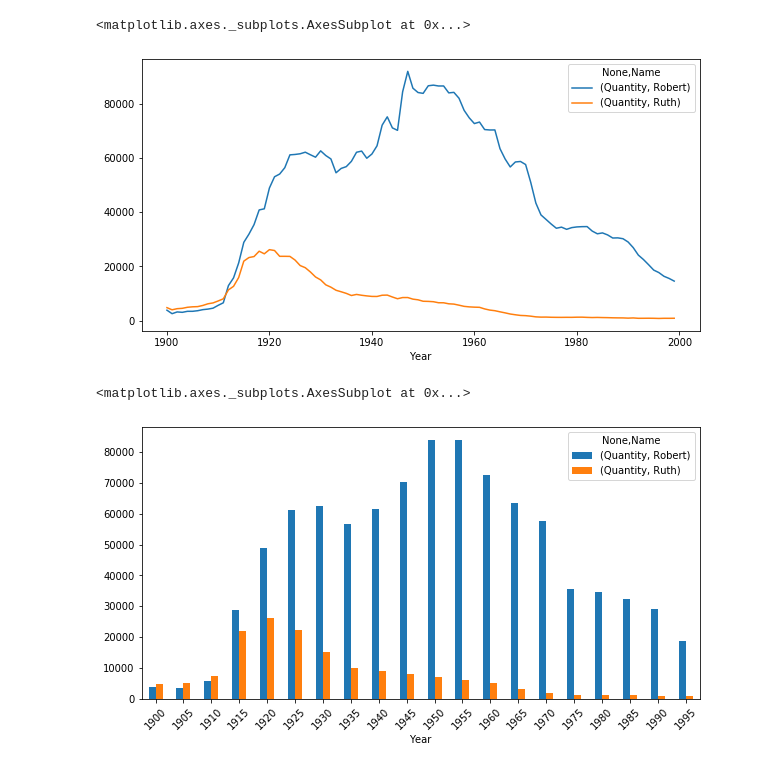
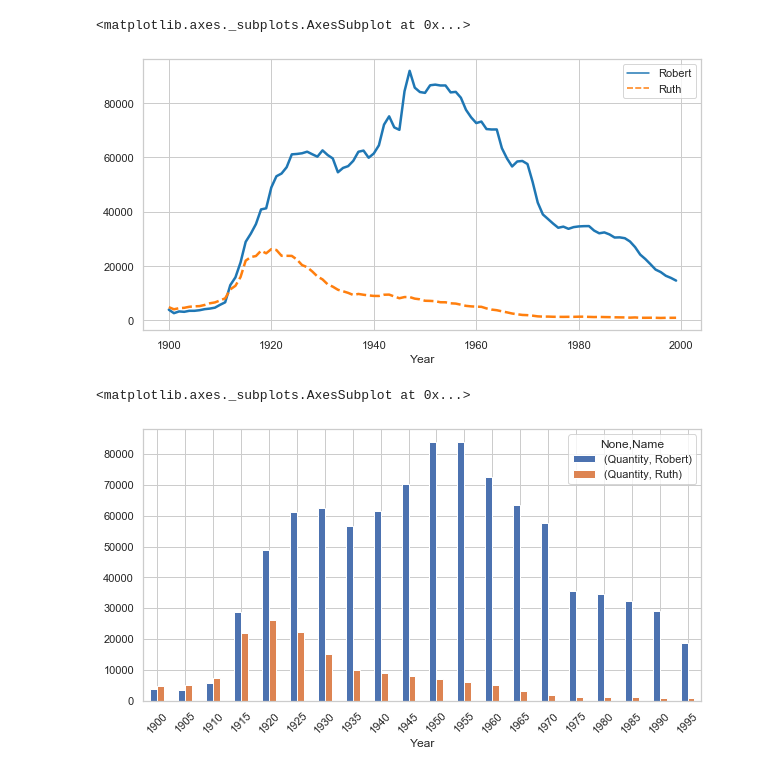
Before and after one commit to SemenovAV/data_visualisation, a Jupyter notebook: visualisation.ipynb, the cells around one changed output. Saved outputs shown, nothing was run; the diff lists cells and outputs as text; code cells hidden in the pictures.

```diff
--- a/visualisation.ipynb
+++ b/visualisation.ipynb
@@ -16,14 +17,15 @@ def get_data(directories,years):
 # %%
 df = get_data(DIR,range(1900,2000))
 name_dinamics = df[(df['Name'] == 'Ruth') | (df['Name'] == 'Robert')].groupby(['Name','Year']).sum().unstack('Name')
-name_dinamics.plot()
+sns.set(style="whitegrid")
+sns.lineplot(data=name_dinamics['Quantity'], palette="tab10", linewidth=2.5)
 # %% [output]
 <matplotlib.axes._subplots.AxesSubplot at 0x...>
-[figure, old version]
+[figure, new version]
 # %%
 name_dinamics.filter(regex='0$|5$',axis=0).plot(kind='bar', rot=45)
 # %% [output]
 <matplotlib.axes._subplots.AxesSubplot at 0x...>
-[figure, old version]
+[figure, new version]
 # %%
 df2 = get_data(DIR,[1950])[['Quantity','Name']].set_index('Name').filter(regex='^R', axis=0).sort_values('Quantity',ascending=None)[:10]
```
Also changed, not shown: parts of 3 cells of this notebook.
